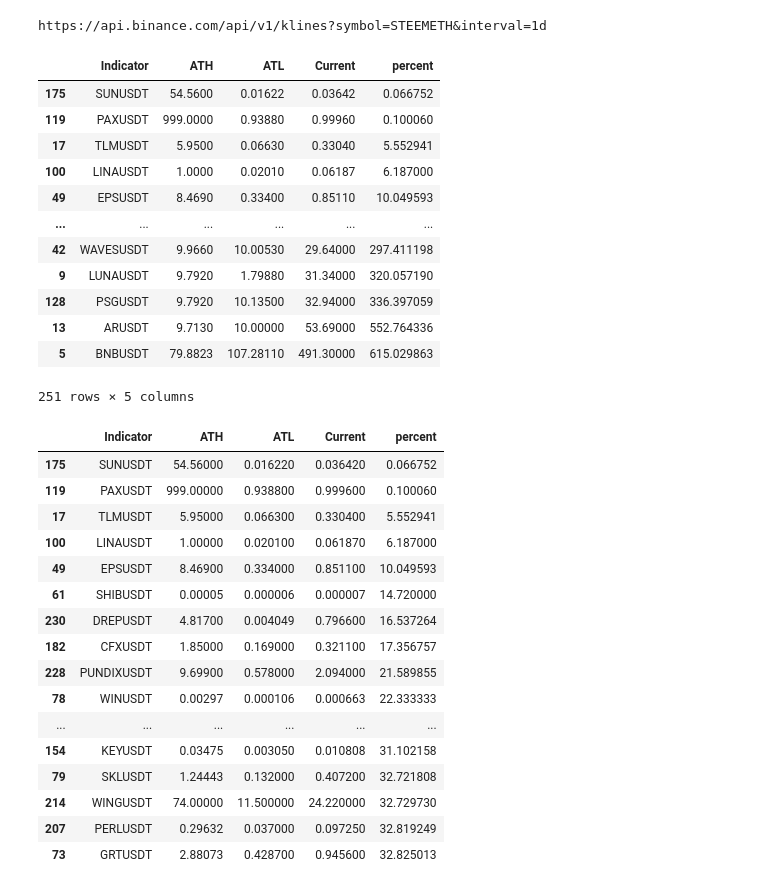
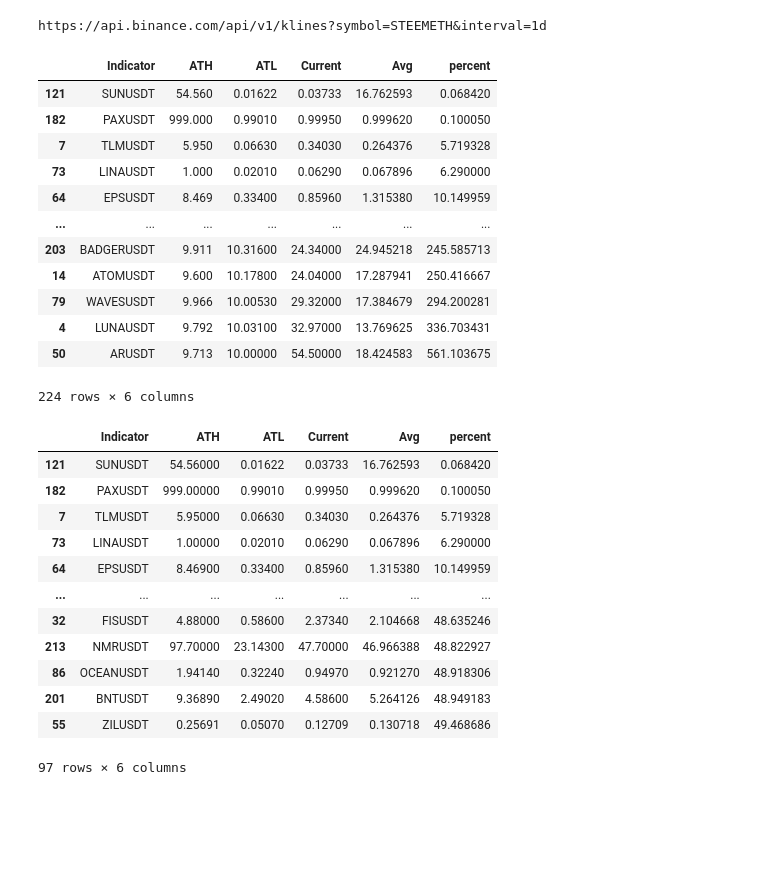
Before and after one commit to hjabbour/ML, a Jupyter notebook: HighLowBinanceList.ipynb, the cells around one changed output. Saved outputs shown, nothing was run; the diff lists cells and outputs as text; code cells hidden in the pictures; blank space fills up the shorter version.

```diff
--- a/HighLowBinanceList.ipynb
+++ b/HighLowBinanceList.ipynb
@@ -60,7 +62,7 @@ whitelist
 # %%
 import os
 live = pd.to_datetime('today')
-start = pd.to_datetime('2021-02-01')
+start = pd.to_datetime('2021-03-01')
 end = pd.to_datetime('2021-06-30')
 
 root_url = 'https://api.binance.com/api/v1/klines'
@@ -92,22 +94,25 @@ for symbol in symbols:
         now= float(lastrow.c)
         alth = dflive.h.max()
         altl = dflive.l.min()
+        dflive.c=dflive.c.astype(float)
+        altavg= dflive.c.mean()
         #dflive.index = [dt.datetime.fromtimestamp(x/1000.0) for x in df.close_time]
 
 
         #indicator =  data.DataReader(array[0]+'-USD', 'stooq',end,live)
         #price = indicator.loc[indicator.Close.idxmax()]
         #now = price.Close
-        tuple =(symbol,alth,altl,now)
+        tuple =(symbol,alth,altl,now,altavg)
         table.append(tuple)
         #print("name is: ",array[0] ,alth,altl)
 
 
 table[0]
-AllTime = pd.DataFrame(table,columns=['Indicator','ATH','ATL','Current'])
+AllTime = pd.DataFrame(table,columns=['Indicator','ATH','ATL','Current','Avg'])
 AllTime.ATH=AllTime.ATH.astype(float)
 AllTime.ATL=AllTime.ATL.astype(float)
 AllTime.Current=AllTime.Current.astype(float)
+AllTime.Avg=AllTime.Avg.astype(float)
 AllTime.dtypes
 
 AllTime['percent']=(AllTime['Current']/AllTime['ATH'])*100
@@ -118,37 +123,33 @@ AllTime.sort_values(by=['percent'],ascending=True,inplace = True)
 AllTime
 # %% [output]
 https://api.binance.com/api/v1/klines?symbol=STEEMETH&interval=1d
-|  | Indicator | ATH | ATL | Current | percent |
-| 175 | SUNUSDT | 54.5600 | 0.01622 | 0.03642 | 0.066752 |
-| 119 | PAXUSDT | 999.0000 | 0.93880 | 0.99960 | 0.100060 |
-| 17 | TLMUSDT | 5.9500 | 0.06630 | 0.33040 | 5.552941 |
-| 100 | LINAUSDT | 1.0000 | 0.02010 | 0.06187 | 6.187000 |
-| 49 | EPSUSDT | 8.4690 | 0.33400 | 0.85110 | 10.049593 |
-| ... | ... | ... | ... | ... | ... |
-| 42 | WAVESUSDT | 9.9660 | 10.00530 | 29.64000 | 297.411198 |
-| 9 | LUNAUSDT | 9.7920 | 1.79880 | 31.34000 | 320.057190 |
-| 128 | PSGUSDT | 9.7920 | 10.13500 | 32.94000 | 336.397059 |
-| 13 | ARUSDT | 9.7130 | 10.00000 | 53.69000 | 552.764336 |
-| 5 | BNBUSDT | 79.8823 | 107.28110 | 491.30000 | 615.029863 |
+|  | Indicator | ATH | ATL | Current | Avg | percent |
+| 121 | SUNUSDT | 54.560 | 0.01622 | 0.03733 | 16.762593 | 0.068420 |
+| 182 | PAXUSDT | 999.000 | 0.99010 | 0.99950 | 0.999620 | 0.100050 |
+| 7 | TLMUSDT | 5.950 | 0.06630 | 0.34030 | 0.264376 | 5.719328 |
+| 73 | LINAUSDT | 1.000 | 0.02010 | 0.06290 | 0.067896 | 6.290000 |
+| 64 | EPSUSDT | 8.469 | 0.33400 | 0.85960 | 1.315380 | 10.149959 |
+| ... | ... | ... | ... | ... | ... | ... |
+| 203 | BADGERUSDT | 9.911 | 10.31600 | 24.34000 | 24.945218 | 245.585713 |
+| 14 | ATOMUSDT | 9.600 | 10.17800 | 24.04000 | 17.287941 | 250.416667 |
+| 79 | WAVESUSDT | 9.966 | 10.00530 | 29.32000 | 17.384679 | 294.200281 |
+| 4 | LUNAUSDT | 9.792 | 10.03100 | 32.97000 | 13.769625 | 336.703431 |
+| 50 | ARUSDT | 9.713 | 10.00000 | 54.50000 | 18.424583 | 561.103675 |
-251 rows × 5 columns
+224 rows × 6 columns
 # %%
-drop = AllTime.loc[(AllTime['percent']<33)]
+drop = AllTime.loc[(AllTime['percent']<50)]
 drop
 # %% [output]
-|  | Indicator | ATH | ATL | Current | percent |
-| 175 | SUNUSDT | 54.56000 | 0.016220 | 0.036420 | 0.066752 |
-| 119 | PAXUSDT | 999.00000 | 0.938800 | 0.999600 | 0.100060 |
-| 17 | TLMUSDT | 5.95000 | 0.066300 | 0.330400 | 5.552941 |
-| 100 | LINAUSDT | 1.00000 | 0.020100 | 0.061870 | 6.187000 |
-| 49 | EPSUSDT | 8.46900 | 0.334000 | 0.851100 | 10.049593 |
-| 61 | SHIBUSDT | 0.00005 | 0.000006 | 0.000007 | 14.720000 |
-| 230 | DREPUSDT | 4.81700 | 0.004049 | 0.796600 | 16.537264 |
-| 182 | CFXUSDT | 1.85000 | 0.169000 | 0.321100 | 17.356757 |
-| 228 | PUNDIXUSDT | 9.69900 | 0.578000 | 2.094000 | 21.589855 |
-| 78 | WINUSDT | 0.00297 | 0.000106 | 0.000663 | 22.333333 |
-| ... | ... | ... | ... | ... | ... |
-| 154 | KEYUSDT | 0.03475 | 0.003050 | 0.010808 | 31.102158 |
-| 79 | SKLUSDT | 1.24443 | 0.132000 | 0.407200 | 32.721808 |
-| 214 | WINGUSDT | 74.00000 | 11.500000 | 24.220000 | 32.729730 |
-| 207 | PERLUSDT | 0.29632 | 0.037000 | 0.097250 | 32.819249 |
-| 73 | GRTUSDT | 2.88073 | 0.428700 | 0.945600 | 32.825013 |
+|  | Indicator | ATH | ATL | Current | Avg | percent |
+| 121 | SUNUSDT | 54.56000 | 0.01622 | 0.03733 | 16.762593 | 0.068420 |
+| 182 | PAXUSDT | 999.00000 | 0.99010 | 0.99950 | 0.999620 | 0.100050 |
+| 7 | TLMUSDT | 5.95000 | 0.06630 | 0.34030 | 0.264376 | 5.719328 |
+| 73 | LINAUSDT | 1.00000 | 0.02010 | 0.06290 | 0.067896 | 6.290000 |
+| 64 | EPSUSDT | 8.46900 | 0.33400 | 0.85960 | 1.315380 | 10.149959 |
+| ... | ... | ... | ... | ... | ... | ... |
+| 32 | FISUSDT | 4.88000 | 0.58600 | 2.37340 | 2.104668 | 48.635246 |
+| 213 | NMRUSDT | 97.70000 | 23.14300 | 47.70000 | 46.966388 | 48.822927 |
+| 86 | OCEANUSDT | 1.94140 | 0.32240 | 0.94970 | 0.921270 | 48.918306 |
+| 201 | BNTUSDT | 9.36890 | 2.49020 | 4.58600 | 5.264126 | 48.949183 |
+| 55 | ZILUSDT | 0.25691 | 0.05070 | 0.12709 | 0.130718 | 49.468686 |
+97 rows × 6 columns
```
Also changed, not shown: parts of 4 cells of this notebook.
